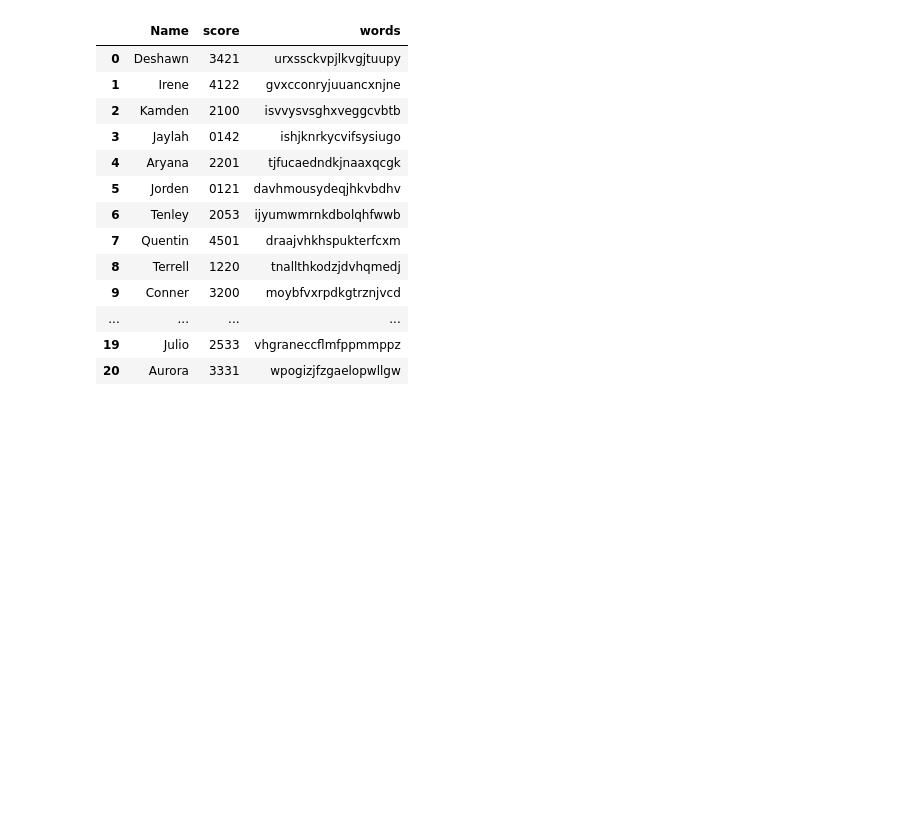
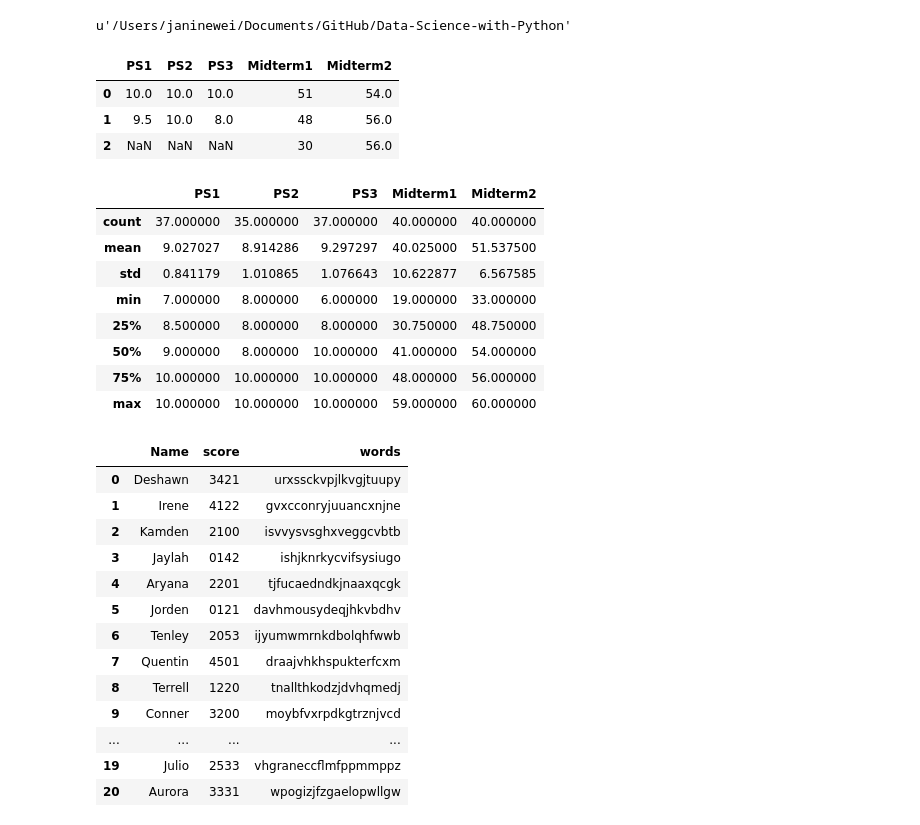
Before and after one commit to JanineW/Data-Science-with-Python, a Jupyter notebook: Calculator.ipynb, the cells around one changed output. Drawn from its saved outputs; the diff is of its cells as text; code cells hidden in the pictures; blank space fills up the shorter version.

```diff
--- a/Calculator.ipynb
+++ b/Calculator.ipynb
@@ -10,3 +7,28 @@ data.columns = ["Name", "score", "words"]
+# %%
+pwd
+# %% [output]
+u'/Users/janinewei/Documents/GitHub/Data-Science-with-Python'
+# %%
+data = pd.read_csv('Data/Econ435.csv', usecols = ["PS1","PS2","PS3","Midterm1","Midterm2"])
+# %%
+data.head(3)
+# %% [output]
+|  | PS1 | PS2 | PS3 | Midterm1 | Midterm2 |
+| 0 | 10.0 | 10.0 | 10.0 | 51 | 54.0 |
+| 1 | 9.5 | 10.0 | 8.0 | 48 | 56.0 |
+| 2 | NaN | NaN | NaN | 30 | 56.0 |
+# %%
+data.describe()
+# %% [output]
+|  | PS1 | PS2 | PS3 | Midterm1 | Midterm2 |
+| count | 37.000000 | 35.000000 | 37.000000 | 40.000000 | 40.000000 |
+| mean | 9.027027 | 8.914286 | 9.297297 | 40.025000 | 51.537500 |
+| std | 0.841179 | 1.010865 | 1.076643 | 10.622877 | 6.567585 |
+| min | 7.000000 | 8.000000 | 6.000000 | 19.000000 | 33.000000 |
+| 25% | 8.500000 | 8.000000 | 8.000000 | 30.750000 | 48.750000 |
+| 50% | 9.000000 | 8.000000 | 10.000000 | 41.000000 | 54.000000 |
+| 75% | 10.000000 | 10.000000 | 10.000000 | 48.000000 | 56.000000 |
+| max | 10.000000 | 10.000000 | 10.000000 | 59.000000 | 60.000000 |
 # %%
 data
 # %% [output]
```
Also changed, not shown: parts of 1 cell of this notebook, 1 other file.
